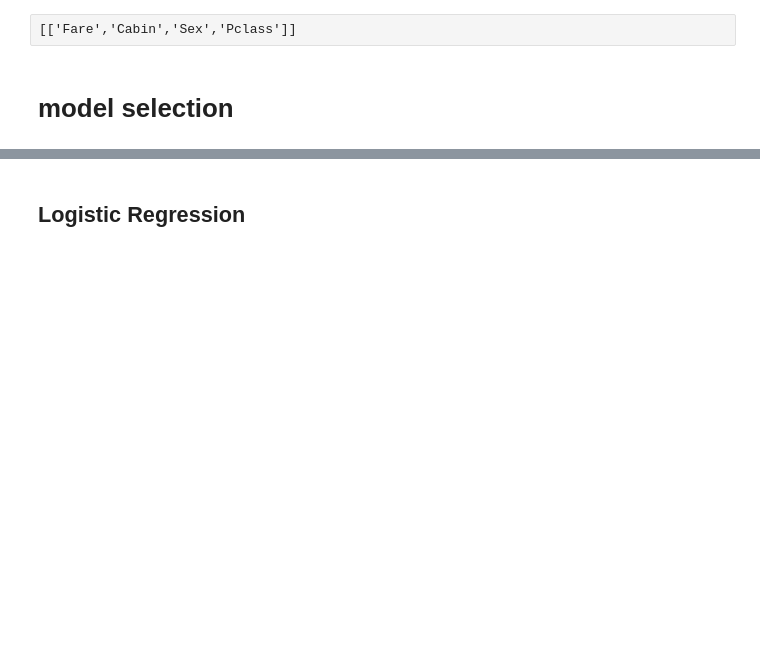
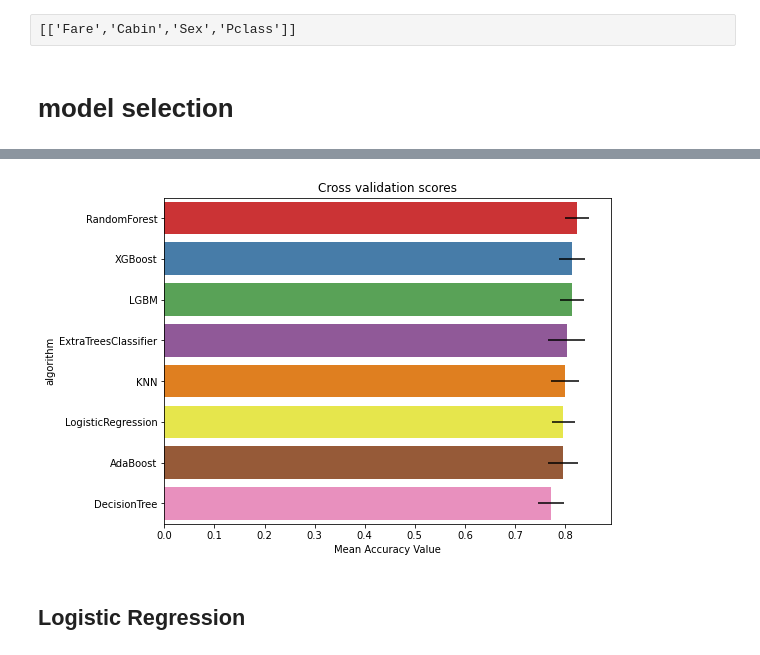
Before and after one commit to HASAN9519/Python2022, a Jupyter notebook: TaskNotebooks/03.K_TitanicDisasterClassification.ipynb, the cells around one changed output, grey strips where cells are left out. Cells and saved outputs as stored; diff of their text form; code cells hidden in the pictures; blank space fills up the shorter version.

```diff
--- a/TaskNotebooks/03.K_TitanicDisasterClassification.ipynb
+++ b/TaskNotebooks/03.K_TitanicDisasterClassification.ipynb
@@ -507,0 +528,33 @@ X_train.head(1)
+# %%
+from sklearn.model_selection import StratifiedKFold, KFold
+from sklearn import metrics
+from sklearn.metrics import mean_squared_error
+from tqdm import tqdm
+from sklearn.metrics import confusion_matrix, precision_score, recall_score, roc_auc_score, accuracy_score, f1_score, plot_roc_curve, auc
+
+k = 5
+skf = StratifiedKFold(n_splits=k, random_state=24, shuffle=True)
+kf = KFold(n_splits=k, shuffle=True)
+baseline_metrics = {}
+metrics_data = []
+for name, model in tqdm(baseline_models.items()):
+
+    acc_list = []
+    f1_list = []
+    for i in range(5):
+        for train_index, test_index in kf.split(X_train, y_train):
+
+            # check if accuracy will be better after smote or adasyn?
+            # smo = ADASYN(sampling_strategy='minority')
+            # X_smo, y_smo = smo.fit_resample(X_train_prepared.loc[train_index].values, y_train.loc[train_index])
+            # model.fit(X_smo, y_smo)
+
+            model.fit(X_train.loc[train_index].values, y_train.loc[train_index])
+            y_pred = model.predict(X_train.loc[test_index].values)
+            acc_list.append(accuracy_score(y_train[test_index], y_pred))
+            f1_list.append(f1_score(y_train[test_index], y_pred))
+
+    metrics_data.append([name, np.mean(acc_list), np.std(acc_list), np.mean(f1_list), np.std(f1_list)])
+# %%
+metrics_df = pd.DataFrame(metrics_data, columns=['algorithm', 'accuracy mean', 'accuracy std', 'f1 mean', 'f1 std'])
+metrics_df.sort_values(by='accuracy mean', ascending=False, inplace=True)
@@ -508,3 +574,11 @@ X_train.head(1)
+# %%
+plt.figure(figsize=[8,6])
+g = sns.barplot(x="accuracy mean", y="algorithm", data = metrics_df.sort_values(by='accuracy mean', ascending=False),
+                palette="Set1",orient = "h",**{'xerr': metrics_df['accuracy std']})
+g.set_xlabel("Mean Accuracy Value")
+g = g.set_title("Cross validation scores")
+# %% [output]
+[figure, added]
 # %% [markdown]
 ## Logistic Regression
 # %%
```
Also changed, not shown: parts of 13 cells of this notebook, 7 other files.
